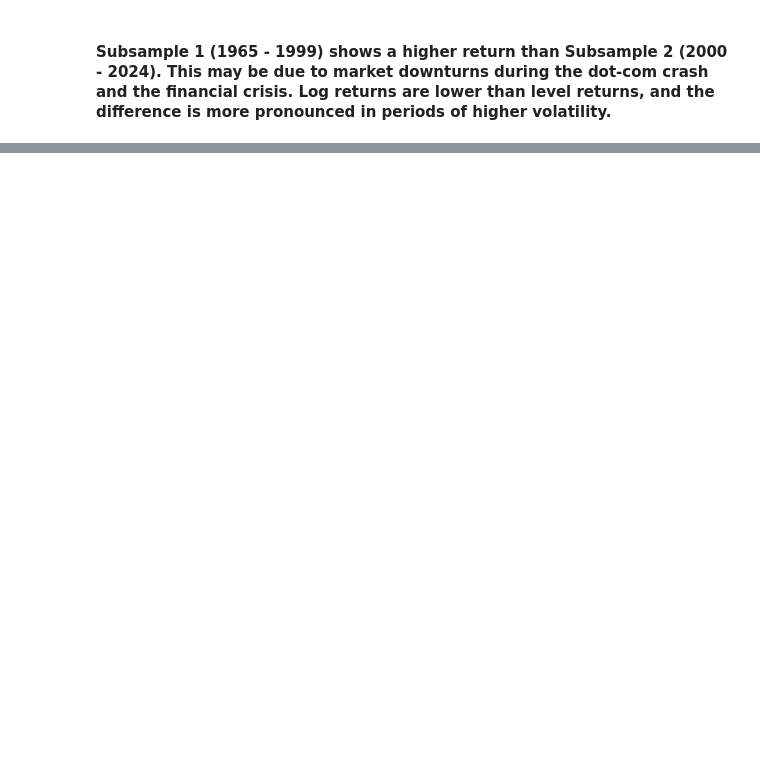
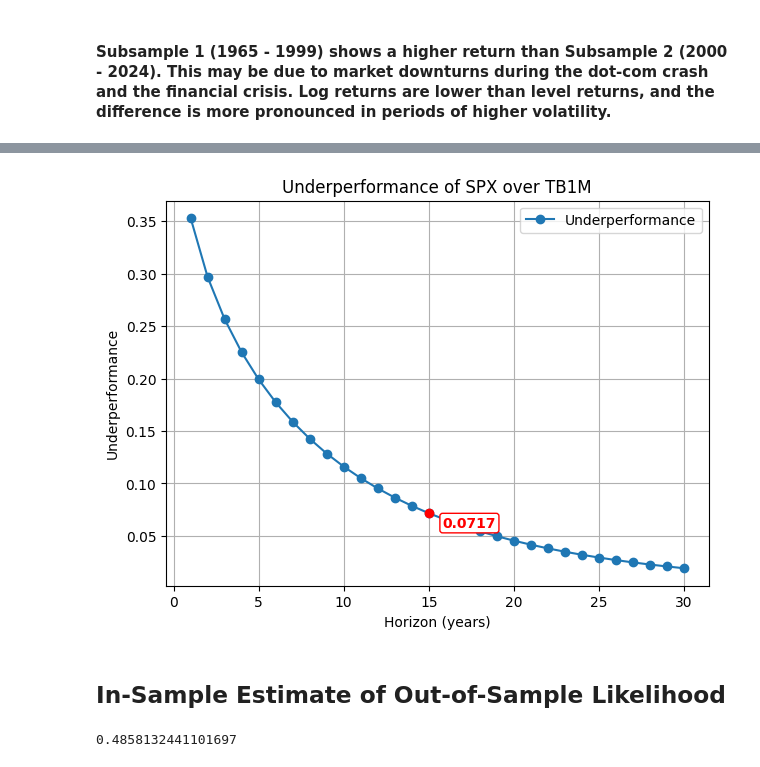
Before and after one commit to DipeshGhimire/FINM36700, a Jupyter notebook: Assignments/assignment3.ipynb, the cells around one changed output, grey strips where cells are left out. Drawn from its saved outputs; the diff is of its cells as text; code cells hidden in the pictures; blank space fills up the shorter version.

```diff
--- a/Assignments/assignment3.ipynb
+++ b/Assignments/assignment3.ipynb
@@ -105,0 +128,38 @@ Text(0, 0.5, 'Underperformance')
+# %%
+# Plot underperformance
+horizons = np.arange(1, 31)
+underperformance = norm.cdf(-np.sqrt(horizons) * (sharpe_log_excess_65_24))
+
+plt.figure(figsize=(7, 5))
+plt.title('Underperformance of SPX over TB1M')
+plt.plot(horizons, underperformance, marker='o', label='Underperformance')
+plt.xlabel('Horizon (years)')
+plt.ylabel('Underperformance')
+plt.legend()
+plt.grid(True)
+
+# Add value at 15 years
+h_15_idx = 14  # 0-based index for year 15
+plt.scatter(horizons[h_15_idx], underperformance[h_15_idx], color='red', zorder=5)
+plt.annotate(f"{underperformance[h_15_idx]:.4f}",
+             (horizons[h_15_idx], underperformance[h_15_idx]),
+             textcoords="offset points",
+             xytext=(10,-10),
+             ha='left',
+             fontsize=10,
+             color='red',
+             fontweight='bold',
+             bbox=dict(facecolor='white', edgecolor='red', boxstyle='round,pad=0.2'))
+plt.show()
+# %% [output]
+[figure, added]
+# %% [markdown]
+## In-Sample Estimate of Out-of-Sample Likelihood
+# %%
+std_insample_1965_1999 = stats_1965_1999.loc['log_SPX_t']['vol']
+mean_insample_1965_1999 = stats_1965_1999.loc['log_SPX_t']['mean']
+mean_outofsample_2000_2024 = stats_2000_2024.loc['log_SPX_t']['mean']
+
+norm.cdf(-np.sqrt(30) * ((mean_outofsample_2000_2024 - mean_insample_1965_1999 )/ std_insample_1965_1999))
+# %% [output]
+0.4858132441101697
```
Also changed, not shown: parts of 16 cells of this notebook.
